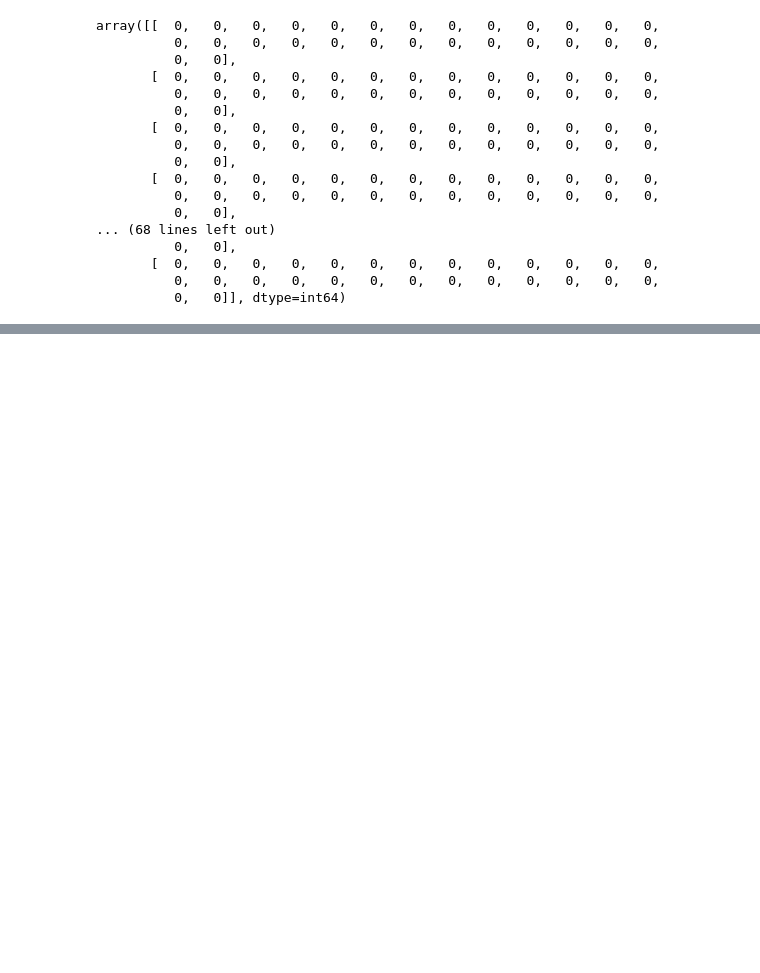
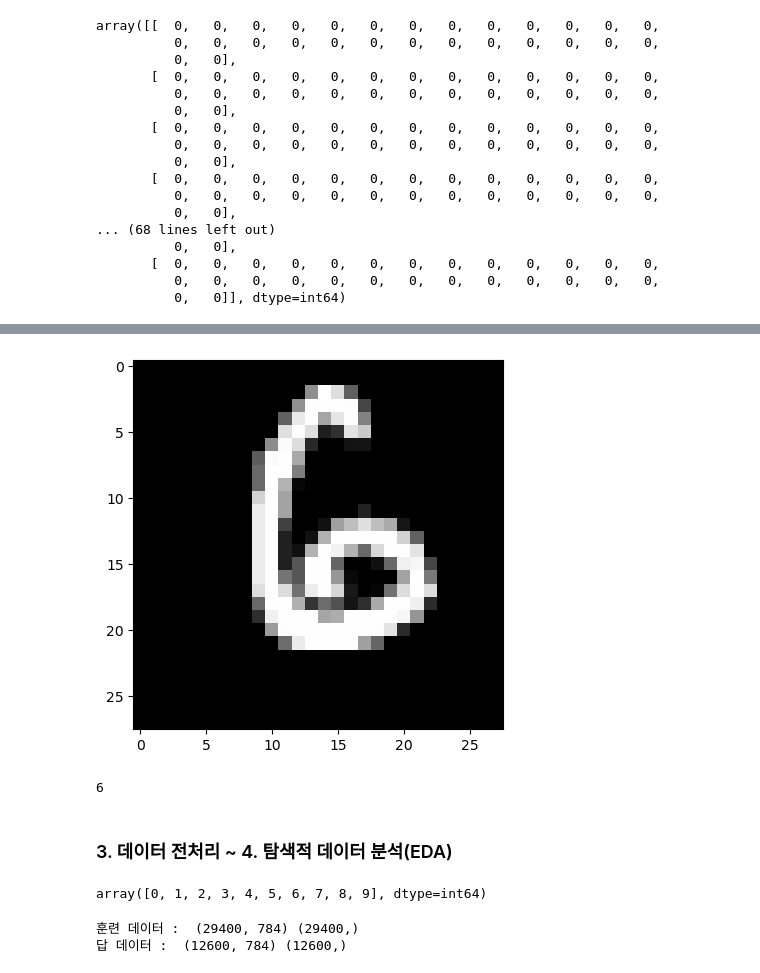
Before and after one commit to Yuni00ni/ML, a Jupyter notebook: 머신러닝/ex06. 선형분류(손글씨 분류 실습).ipynb, the cells around one changed output, grey strips where cells are left out. Cells and saved outputs as stored; diff of their text form; code cells hidden in the pictures; blank space fills up the shorter version.

```diff
--- a/머신러닝/ex06. 선형분류(손글씨 분류 실습).ipynb
+++ b/머신러닝/ex06. 선형분류(손글씨 분류 실습).ipynb
@@ -85,0 +97,18 @@ array([[  0,   0,   0,   0,   0,   0,   0,   0,   0,   0,   0,   0,   0,
+# %%
+# 실습) 이미지 확인하기
+# 인덱스번호 기준, 13720행 이미지 데이터 가져와서 -> 이미지 그려보기
+img13720 = data.iloc[13720, 1 : ]
+img13720
+
+img13720_reshape = img13720.values.reshape(28, 28)
+img13720_reshape
+
+plt.imshow(img13720_reshape, cmap='gray')
+plt.show()
+
+data.iloc[13720, 0]
+# %% [output]
+[figure, added]
+6
+# %% [markdown]
+### 3. 데이터 전처리 ~ 4. 탐색적 데이터 분석(EDA)
@@ -85,0 +126,11 @@ array([[  0,   0,   0,   0,   0,   0,   0,   0,   0,   0,   0,   0,   0,
+# %%
+np.unique(y_train)
+# %% [output]
+array([0, 1, 2, 3, 4, 5, 6, 7, 8, 9], dtype=int64)
+# %%
+# 각 데이터들의 크기 확인
+print('훈련 데이터 : ', X_train.shape, y_train.shape)
+print('답 데이터 : ', X_test.shape, y_test.shape)
+# %% [output]
+훈련 데이터 :  (29400, 784) (29400,)
+답 데이터 :  (12600, 784) (12600,)
```
Also changed, not shown: parts of 18 cells of this notebook.
